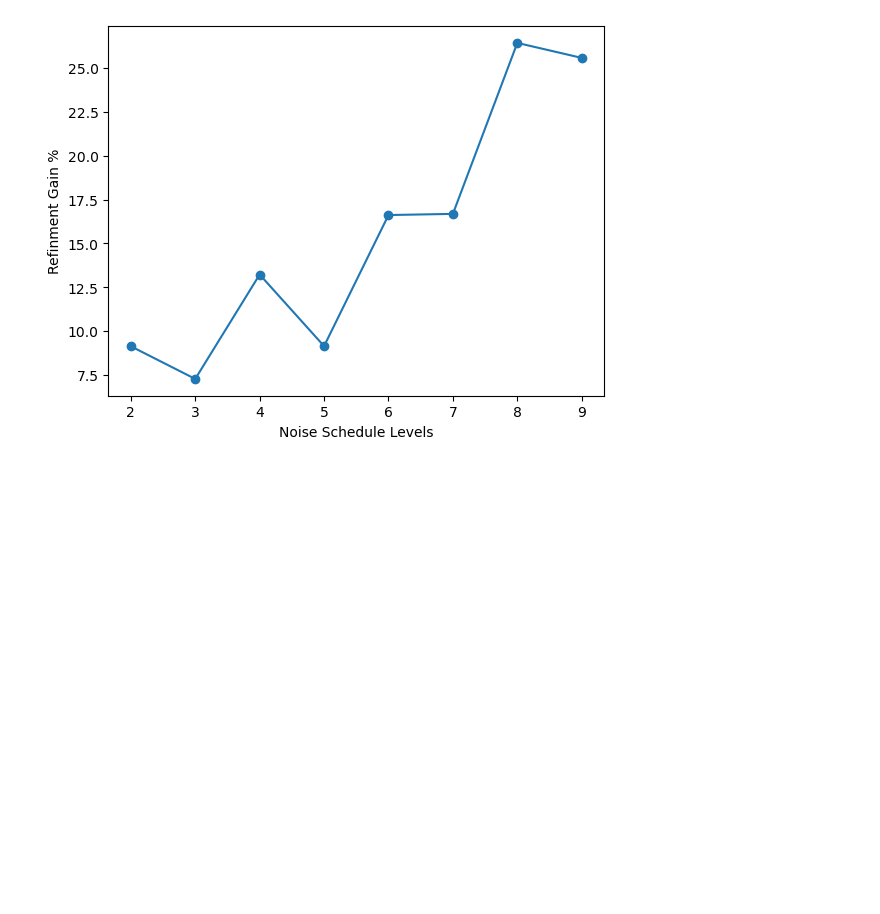
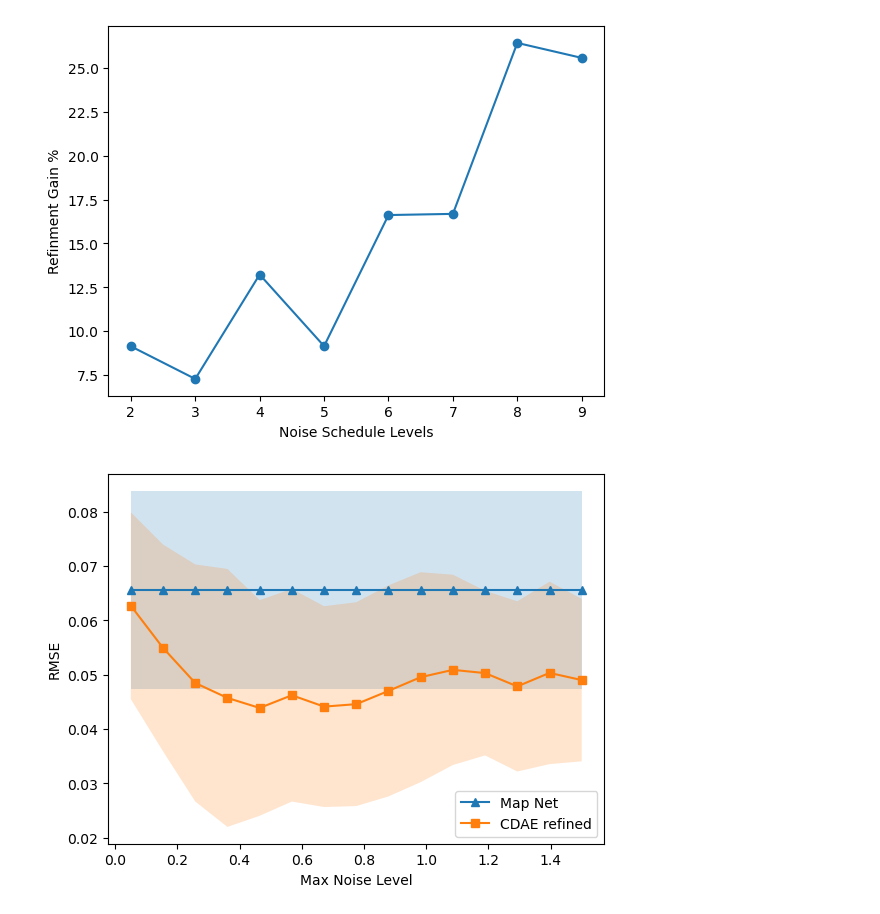
Before and after one commit to joseAf28/PlasmaCDAE, a Jupyter notebook: scaling_plotsV2.ipynb, the cells around one changed output. Cells and saved outputs as stored; diff of their text form; code cells hidden in the pictures; blank space fills up the shorter version.

Commit message:
new plots added to the report

```diff
--- a/scaling_plotsV2.ipynb
+++ b/scaling_plotsV2.ipynb
@@ -129,3 +129,56 @@ plt.ylabel('Refinment Gain %')
 plt.savefig('figures/1-gain_vs_noise_scheduleV2.png')
 # %% [output]
 [figure]
+# %%
+
+# max_noise_vec = np.array([0.1, 0.18571428571428572, 0.27142857142857146, 0.3571428571428571, 0.44285714285714284, 0.5285714285714286, 0.6142857142857142, 0.7])
+
+# rmse_map_max_noise = np.array([0.06560123327213893, 0.06560123327213893, 0.06560123327213893, 0.06560123327213893, 0.06560123327213893, 0.06560123327213893, 0.06560123327213893, 0.06560123327213893])
+# rsme_refined_max_noise = np.array( [0.05980382348785853, 0.05268575197954488, 0.047994391458249776, 0.04728019199871204, 0.04423098926024015, 0.046379183030741615, 0.044825519051866956, 0.04341245157236733])
+
+# std_map_max_noise = np.array([0.018181935113722843, 0.018181935113722843, 0.018181935113722843, 0.018181935113722843, 0.018181935113722843, 0.018181935113722843, 0.018181935113722843, 0.018181935113722843])
+# std_refined_max_noise = np.array([0.01683414816735429, 0.0212229871488899, 0.019579418603677793, 0.025536891189872544, 0.021020343997279884, 0.020073876732532706, 0.018584227474501128, 0.019315871866361082])
+
+# plt.figure()
+# plt.plot(max_noise_vec, rmse_map_max_noise, marker='^', label='Map Net')
+# plt.fill_between(max_noise_vec,
+#                  rmse_map_max_noise - std_map_max_noise,
+#                  rmse_map_max_noise + std_map_max_noise,
+#                  alpha=0.2)
+# plt.plot(max_noise_vec, rsme_refined_max_noise, marker='s', label='CDAE refined')
+# plt.fill_between(max_noise_vec,
+#                  rsme_refined_max_noise - std_refined_max_noise,
+#                  rsme_refined_max_noise + std_refined_max_noise,
+#                  alpha = 0.2)
+# plt.xlabel("Max Noise Level")
+# plt.ylabel("RMSE")
+# plt.legend()
+# plt.savefig('figures/1-rmse_vs_noise_max.png')
+
+
+
+max_noise_vec = np.array([0.05, 0.15357142857142858, 0.2571428571428571, 0.3607142857142857, 0.46428571428571425, 0.5678571428571428, 0.6714285714285715, 0.775, 0.8785714285714286, 0.9821428571428571, 1.0857142857142856, 1.1892857142857143, 1.292857142857143, 1.3964285714285714, 1.5])
+
+rmse_map_max_noise = np.array([0.06560123327213893, 0.06560123327213893, 0.06560123327213893, 0.06560123327213893, 0.06560123327213893, 0.06560123327213893, 0.06560123327213893, 0.06560123327213893, 0.06560123327213893, 0.06560123327213893, 0.06560123327213893, 0.06560123327213893, 0.06560123327213893, 0.06560123327213893, 0.06560123327213893])
+rsme_refined_max_noise = np.array([0.06267715652922776, 0.05492543505636253, 0.04847524949254841, 0.045728035234719716, 0.04388443321604209, 0.046221803054802654, 0.04413026849121548, 0.04458273271536751, 0.04701867028549421, 0.049545301435333186, 0.05088725485265973, 0.0502926970899896, 0.0478494357769906, 0.050326918315057555, 0.04900840922075543])
+
+std_map_max_noise = np.array([0.018181935113722843, 0.018181935113722843, 0.018181935113722843, 0.018181935113722843, 0.018181935113722843, 0.018181935113722843, 0.018181935113722843, 0.018181935113722843, 0.018181935113722843, 0.018181935113722843, 0.018181935113722843, 0.018181935113722843, 0.018181935113722843, 0.018181935113722843, 0.018181935113722843])
+std_refined_max_noise = np.array([0.017173282077274678, 0.019008047774230947, 0.021795912347033083, 0.023715165413391658, 0.019827765604126333, 0.01954229179637576, 0.018460908534203364, 0.018738049607228597, 0.019402743423421163, 0.01929684351761815, 0.01749354347202446, 0.015133950960417563, 0.015650313714251397, 0.016771070469702404, 0.014935849570482914])
+
+plt.figure()
+plt.plot(max_noise_vec, rmse_map_max_noise, marker='^', label='Map Net')
+plt.fill_between(max_noise_vec,
+                 rmse_map_max_noise - std_map_max_noise,
+                 rmse_map_max_noise + std_map_max_noise,
+                 alpha=0.2)
+plt.plot(max_noise_vec, rsme_refined_max_noise, marker='s', label='CDAE refined')
+plt.fill_between(max_noise_vec,
+                 rsme_refined_max_noise - std_refined_max_noise,
+                 rsme_refined_max_noise + std_refined_max_noise,
+                 alpha = 0.2)
+plt.xlabel("Max Noise Level")
+plt.ylabel("RMSE")
+plt.legend()
+plt.savefig('figures/1-rmse_vs_noise_maxV2.png')
+# %% [output]
+[figure, added]
```
Also changed, not shown: parts of 1 cell of this notebook, 7 other files.
